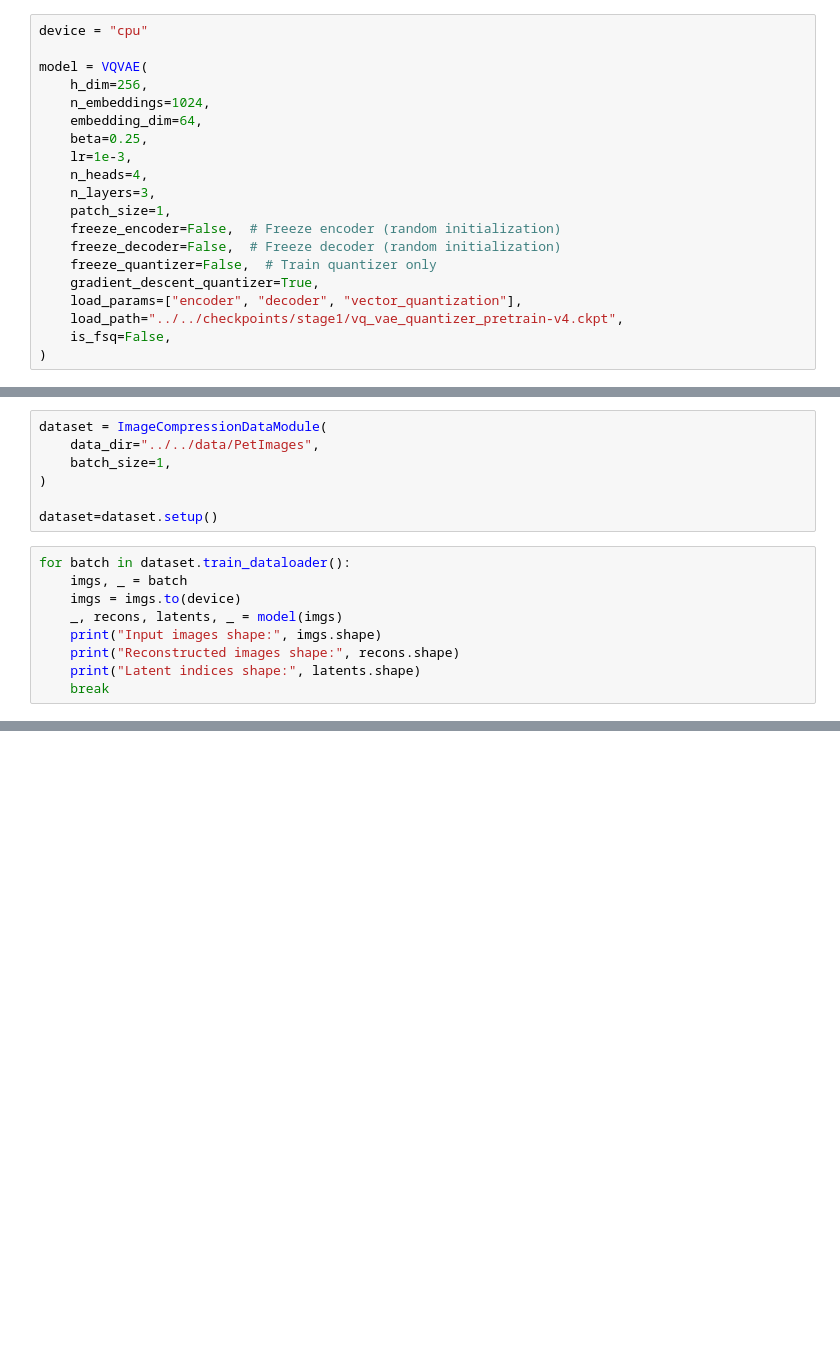
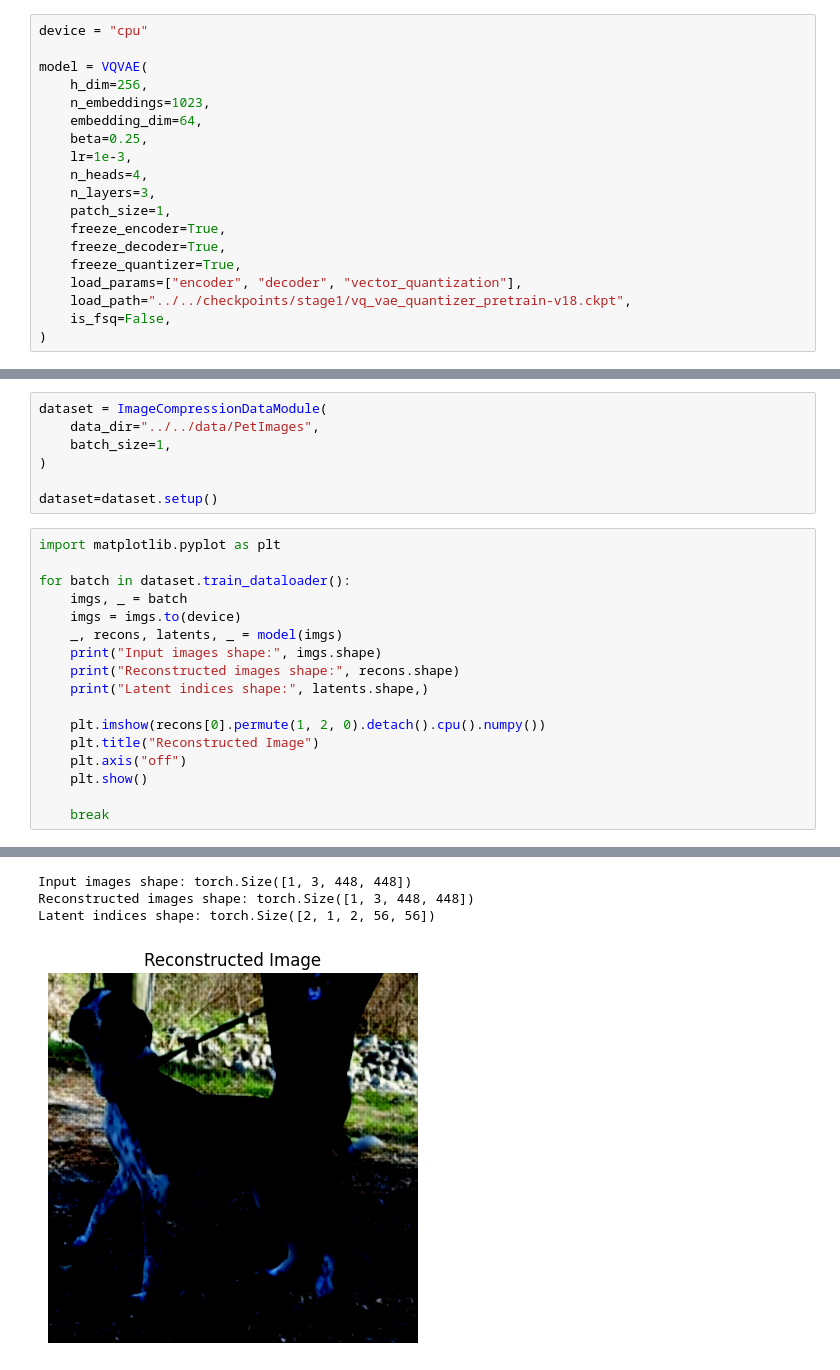
Before and after one commit to ved-patel226/LIDMP, a Jupyter notebook: src/ipynb/bit_packing.ipynb, the cells around one changed output, grey strips where cells are left out. Drawn from its saved outputs; the diff is of its cells as text; blank space fills up the shorter version.

```diff
--- a/src/ipynb/bit_packing.ipynb
+++ b/src/ipynb/bit_packing.ipynb
@@ -9,19 +9,18 @@ device = "cpu"
 
 model = VQVAE(
     h_dim=256,
-    n_embeddings=1024,
+    n_embeddings=1023,
     embedding_dim=64,
     beta=0.25,
     lr=1e-3,
     n_heads=4,
     n_layers=3,
     patch_size=1,
-    freeze_encoder=False,  # Freeze encoder (random initialization)
-    freeze_decoder=False,  # Freeze decoder (random initialization)
-    freeze_quantizer=False,  # Train quantizer only
-    gradient_descent_quantizer=True,
+    freeze_encoder=True,
+    freeze_decoder=True,
+    freeze_quantizer=True,
     load_params=["encoder", "decoder", "vector_quantization"],
-    load_path="../../checkpoints/stage1/vq_vae_quantizer_pretrain-v4.ckpt",
+    load_path="../../checkpoints/stage1/vq_vae_quantizer_pretrain-v18.ckpt",
     is_fsq=False,
 )
 # %% [output]
@@ -40,12 +42,20 @@ dataset = ImageCompressionDataModule(
 
 dataset=dataset.setup()
 # %%
+import matplotlib.pyplot as plt
+
 for batch in dataset.train_dataloader():
     imgs, _ = batch
     imgs = imgs.to(device)
     _, recons, latents, _ = model(imgs)
     print("Input images shape:", imgs.shape)
     print("Reconstructed images shape:", recons.shape)
-    print("Latent indices shape:", latents.shape)
+    print("Latent indices shape:", latents.shape,)
+
+    plt.imshow(recons[0].permute(1, 2, 0).detach().cpu().numpy())
+    plt.title("Reconstructed Image")
+    plt.axis("off")
+    plt.show()
+
     break
 # %% [output]
@@ -54,0 +63,4 @@ Latent indices shape: torch.Size([1, 3136, 4])
+Input images shape: torch.Size([1, 3, 448, 448])
+Reconstructed images shape: torch.Size([1, 3, 448, 448])
+Latent indices shape: torch.Size([2, 1, 2, 56, 56])
+[figure, added]
```
Also changed, not shown: parts of 8 cells of this notebook, 4 other files.
